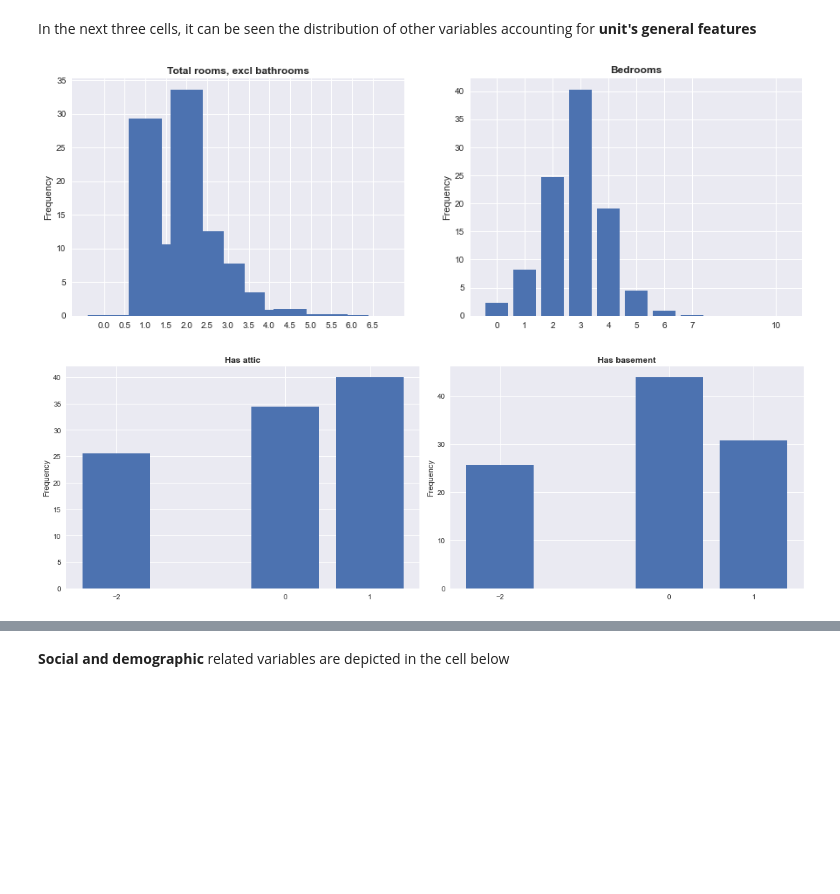
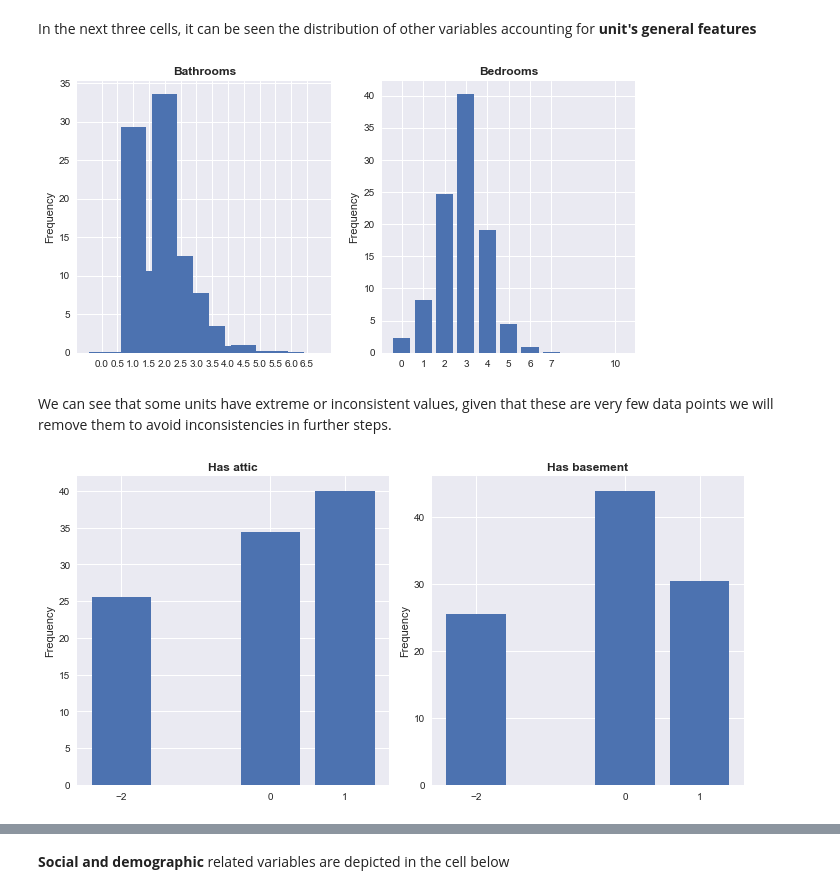
Before and after one commit to jvrnuno/Capstone-2, a Jupyter notebook: notebooks/1A_JNT_collection_and_inspection.ipynb, the cells around one changed output, grey strips where cells are left out. Saved outputs shown, nothing was run; the diff lists cells and outputs as text; code cells hidden in the pictures; blank space fills up the shorter version.

```diff
--- a/notebooks/1A_JNT_collection_and_inspection.ipynb
+++ b/notebooks/1A_JNT_collection_and_inspection.ipynb
@@ -381,16 +414,18 @@ It can be observed that:
 # %% [markdown]
 In the next three cells, it can be seen the distribution of other variables accounting for **unit's general features**
 # %%
-# Plot PMF of discrete variables
+# Plot PMF
 
-fig = plt.figure(figsize=(15,5), dpi=72)
+fig = plt.figure(figsize=(10,5), dpi=72)
 
 plt.subplot(1,2,1)
-Pmf(df['BATHROOMS'], 'Total rooms, excl bathrooms')
+Pmf(df['BATHROOMS'], 'Bathrooms')
 
 plt.subplot(1,2,2)
 Pmf(df['BEDROOMS'], 'Bedrooms')
 
 plt.show()
 # %% [output]
-[figure, old version]
+[figure, new version]
+# %% [markdown]
+We can see that some units have extreme or inconsistent values, given that these are very few data points we will remove them to avoid inconsistencies in further steps.
@@ -397,7 +437,7 @@ plt.show()
 # %%
 # Plot PMF of categorical variables
 
-fig = plt.figure(figsize=(15,5), dpi=72)
+fig = plt.figure(figsize=(10,5), dpi=72)
 
 plt.subplot(1,2,1)
 Pmf(df['ATTIC'], 'Has attic')
@@ -408,7 +448,7 @@ Pmf(df['BASEMENT'], 'Has basement')
 plt.tight_layout()
 plt.show()
 # %% [output]
-[figure, old version]
+[figure, new version]
 # %%
 # Plot PMF of categorical and numerical variables
 
```
Also changed, not shown: parts of 16 cells of this notebook.
